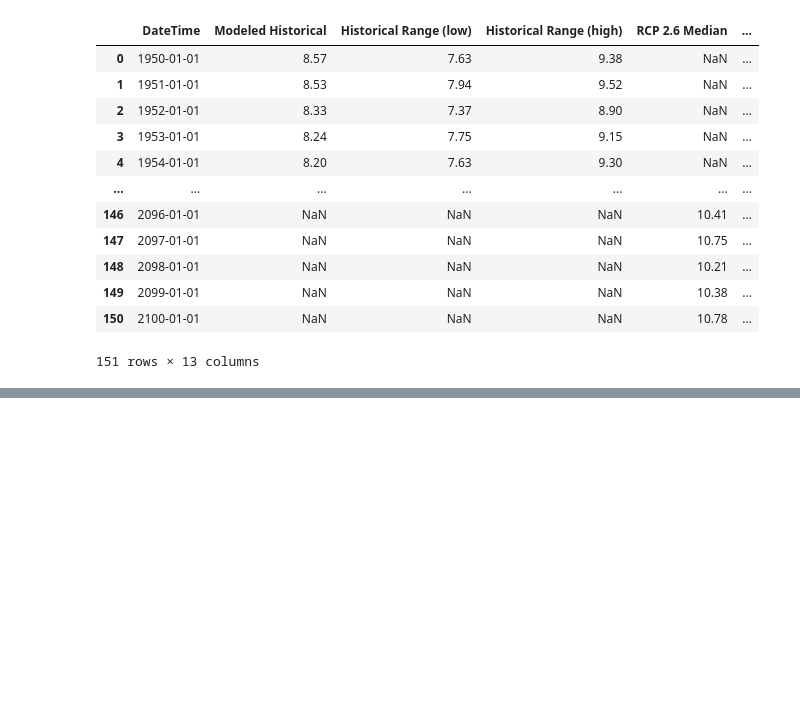
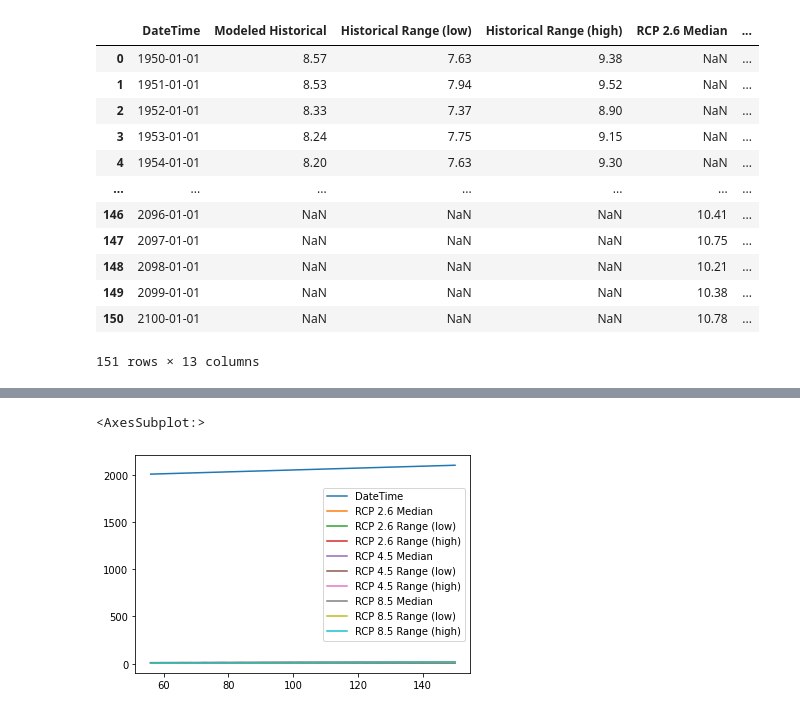
Before and after one commit to data301-2021-winter1/project-group70-project, a Jupyter notebook: notebooks/analysis1.ipynb, the cells around one changed output, grey strips where cells are left out. Cells and saved outputs as stored; diff of their text form; code cells hidden in the pictures; blank space fills up the shorter version.

```diff
--- a/notebooks/analysis1.ipynb
+++ b/notebooks/analysis1.ipynb
@@ -25,0 +107,3 @@ meanTemp
+# %%
+futureTemp=meanTemp[56:151]
+futureTemp
@@ -25,0 +170,6 @@ meanTemp
+# %%
+#select median columns to have a better look
+futureTemp.plot()
+# %% [output]
+<AxesSubplot:>
+[figure, added]
```
Also changed, not shown: parts of 12 cells of this notebook.
